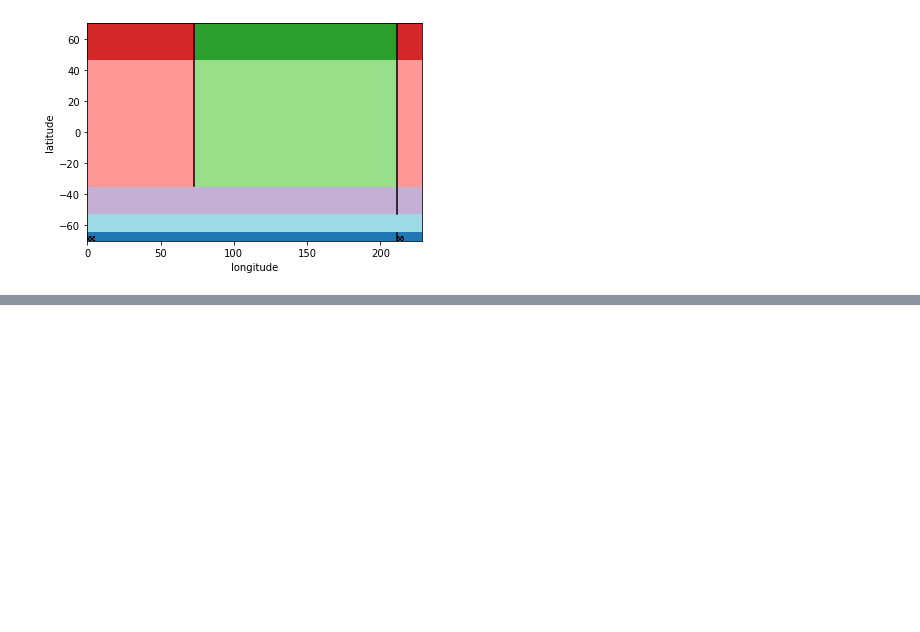
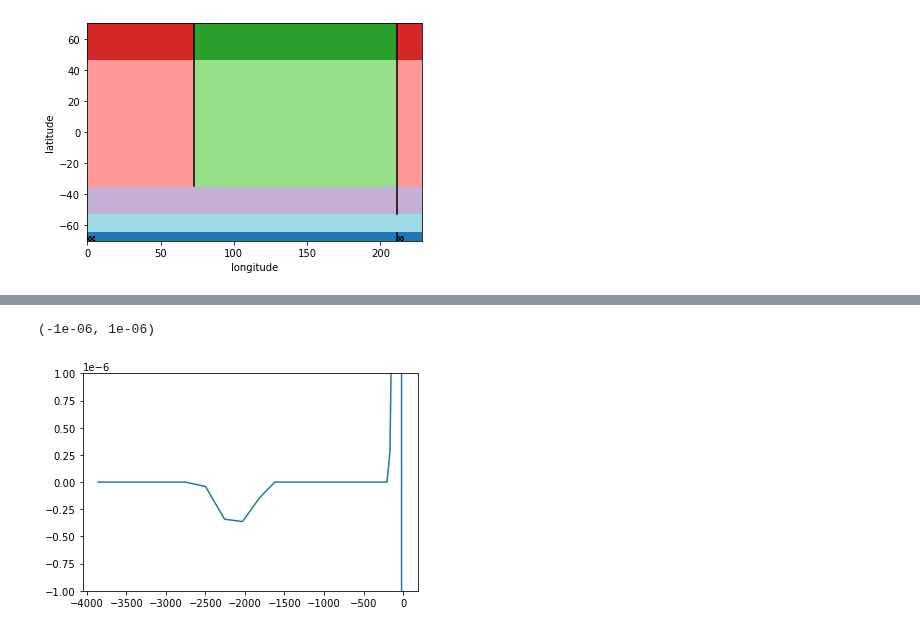
Before and after one commit to anthony-meza/test_age_framework, a Jupyter notebook: LGM.ipynb, the cells around one changed output, grey strips where cells are left out. Drawn from its saved outputs; the diff is of its cells as text; code cells hidden in the pictures; blank space fills up the shorter version.

```diff
--- a/LGM.ipynb
+++ b/LGM.ipynb
@@ -815,0 +894,6 @@ fig.savefig('7boxes.pdf', bbox_inches='tight')
+# %%
+plt.plot(ds50.Z,-np.diff(np.concatenate([np.asarray(0).reshape(1), kappav]))/ds50.drF.values)
+plt.ylim(-0.000001,0.000001)
+# %% [output]
+(-1e-06, 1e-06)
+[figure, added]
```
Also changed, not shown: parts of 6 cells of this notebook.
